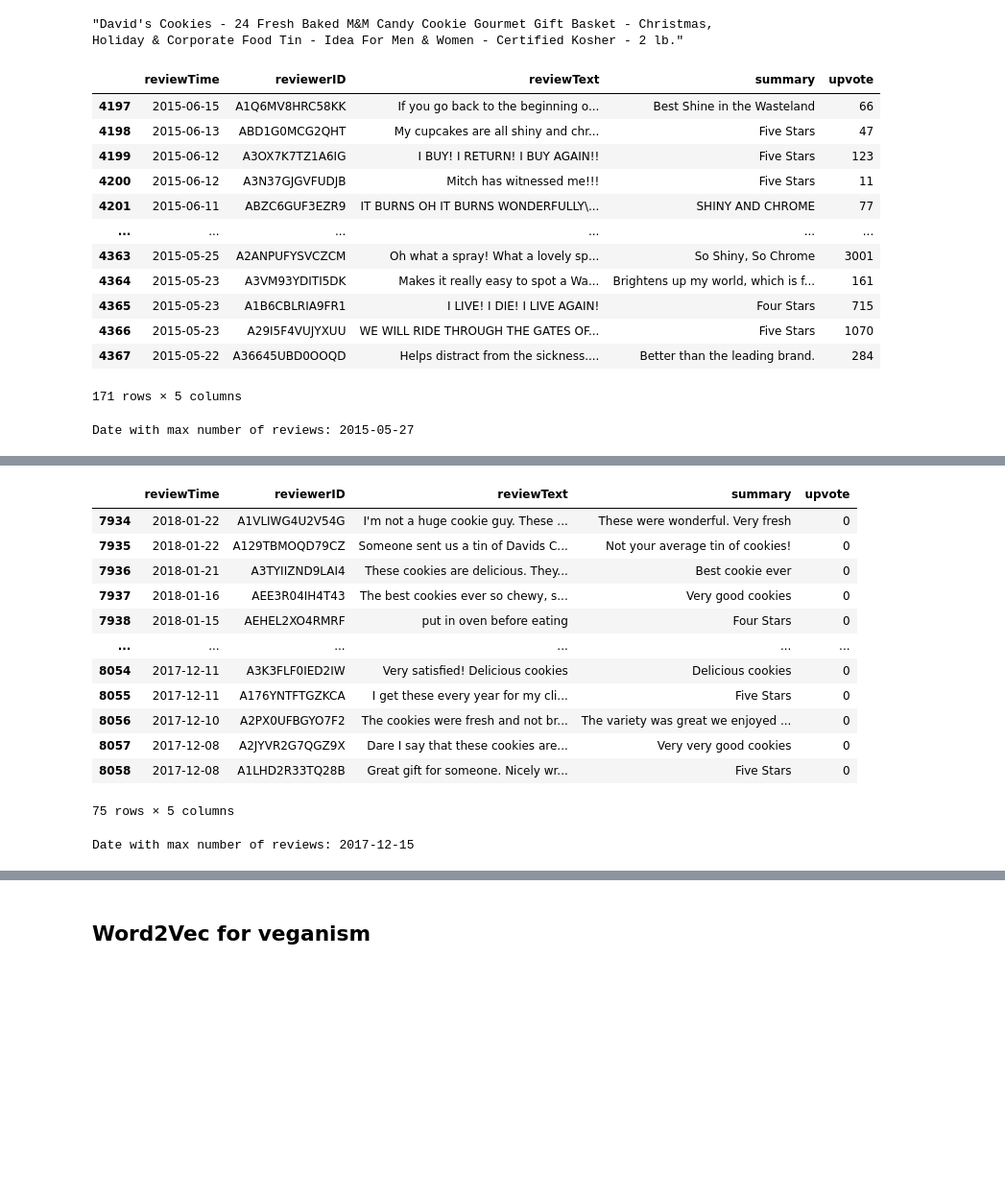
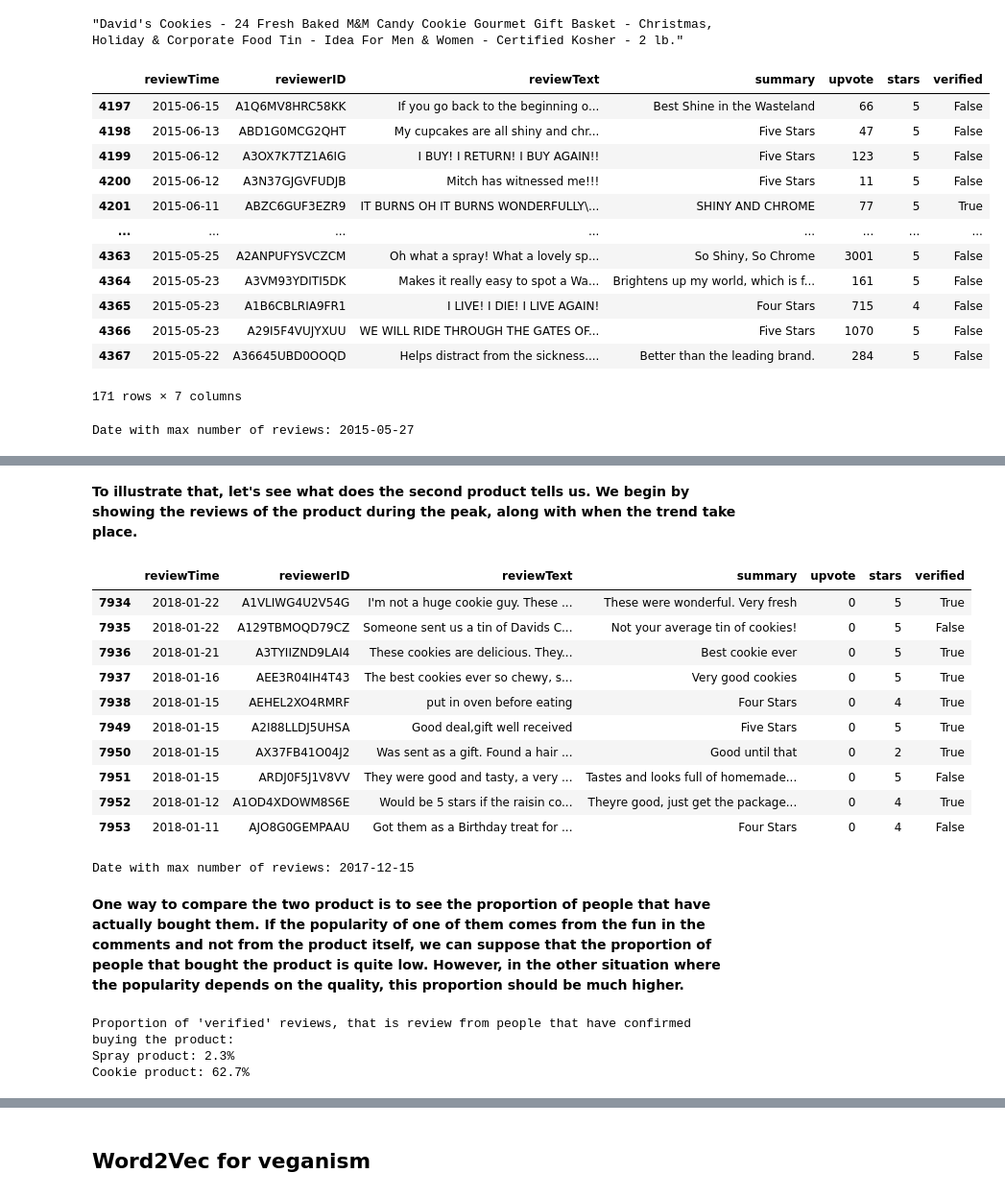
Before and after one commit to JulesssG/ADA-project, a Jupyter notebook: milestone_2.ipynb, the cells around one changed output, grey strips where cells are left out. Shown: that part at 96% size. Drawn from its saved outputs; the diff is of its cells as text; code cells hidden in the pictures; blank space fills up the shorter version.

```diff
--- a/milestone_2.ipynb
+++ b/milestone_2.ipynb
@@ -332,28 +332,28 @@ meta["title"][meta["asin"] == id2].values[0]
 'Wilton 710-5506 Color Mist Spray 1.5oz, Black'
 "David's Cookies - 24 Fresh Baked M&M Candy Cookie Gourmet Gift Basket - Christmas, Holiday & Corporate Food Tin - Idea For Men & Women - Certified Kosher - 2 lb."
 # %%
-reviews_spray = reviews[["reviewTime", "reviewerID", "reviewText", "summary", "upvote"]]\
+reviews_spray = reviews[["reviewTime", "reviewerID", "reviewText", "summary", "upvote", "stars", 'verified']]\
                         [(reviews["asin"] == id1) &\
                          (reviews["reviewTime"] >= pd.to_datetime("2015-05-22")) &\
                          (reviews["reviewTime"] <= pd.to_datetime("2015-06-15"))]
 
 display(reviews_spray)
 date_with_max_reviews = reviews_spray.groupby("reviewTime").agg("size").idxmax()
 print(f"Date with max number of reviews: {date_with_max_reviews.date()}")
 # %% [output]
-|  | reviewTime | reviewerID | reviewText | summary | upvote |
-| 4197 | 2015-06-15 | A1Q6MV8HRC58KK | If you go back to the beginning o... | Best Shine in the Wasteland | 66 |
-| 4198 | 2015-06-13 | ABD1G0MCG2QHT | My cupcakes are all shiny and chr... | Five Stars | 47 |
-| 4199 | 2015-06-12 | A3OX7K7TZ1A6IG | I BUY! I RETURN! I BUY AGAIN!! | Five Stars | 123 |
-| 4200 | 2015-06-12 | A3N37GJGVFUDJB | Mitch has witnessed me!!! | Five Stars | 11 |
-| 4201 | 2015-06-11 | ABZC6GUF3EZR9 | IT BURNS OH IT BURNS WONDERFULLY\... | SHINY AND CHROME | 77 |
-| ... | ... | ... | ... | ... | ... |
-| 4363 | 2015-05-25 | A2ANPUFYSVCZCM | Oh what a spray! What a lovely sp... | So Shiny, So Chrome | 3001 |
-| 4364 | 2015-05-23 | A3VM93YDITI5DK | Makes it really easy to spot a Wa... | Brightens up my world, which is f... | 161 |
-| 4365 | 2015-05-23 | A1B6CBLRIA9FR1 | I LIVE! I DIE! I LIVE AGAIN! | Four Stars | 715 |
-| 4366 | 2015-05-23 | A29I5F4VUJYXUU | WE WILL RIDE THROUGH THE GATES OF... | Five Stars | 1070 |
-| 4367 | 2015-05-22 | A36645UBD0OOQD | Helps distract from the sickness.... | Better than the leading brand. | 284 |
+|  | reviewTime | reviewerID | reviewText | summary | upvote | stars | verified |
+| 4197 | 2015-06-15 | A1Q6MV8HRC58KK | If you go back to the beginning o... | Best Shine in the Wasteland | 66 | 5 | False |
+| 4198 | 2015-06-13 | ABD1G0MCG2QHT | My cupcakes are all shiny and chr... | Five Stars | 47 | 5 | False |
+| 4199 | 2015-06-12 | A3OX7K7TZ1A6IG | I BUY! I RETURN! I BUY AGAIN!! | Five Stars | 123 | 5 | False |
+| 4200 | 2015-06-12 | A3N37GJGVFUDJB | Mitch has witnessed me!!! | Five Stars | 11 | 5 | False |
+| 4201 | 2015-06-11 | ABZC6GUF3EZR9 | IT BURNS OH IT BURNS WONDERFULLY\... | SHINY AND CHROME | 77 | 5 | True |
+| ... | ... | ... | ... | ... | ... | ... | ... |
+| 4363 | 2015-05-25 | A2ANPUFYSVCZCM | Oh what a spray! What a lovely sp... | So Shiny, So Chrome | 3001 | 5 | False |
+| 4364 | 2015-05-23 | A3VM93YDITI5DK | Makes it really easy to spot a Wa... | Brightens up my world, which is f... | 161 | 5 | False |
+| 4365 | 2015-05-23 | A1B6CBLRIA9FR1 | I LIVE! I DIE! I LIVE AGAIN! | Four Stars | 715 | 4 | False |
+| 4366 | 2015-05-23 | A29I5F4VUJYXUU | WE WILL RIDE THROUGH THE GATES OF... | Five Stars | 1070 | 5 | False |
+| 4367 | 2015-05-22 | A36645UBD0OOQD | Helps distract from the sickness.... | Better than the leading brand. | 284 | 5 | False |
-171 rows × 5 columns
+171 rows × 7 columns
 Date with max number of reviews: 2015-05-27
 # %% [markdown]
 **This is quite funny, we managed to find approximately the release date of the famous movie [Mad Max: Fury Road](https://en.wikipedia.org/wiki/Mad_Max:_Fury_Road), which released in 15th May 2015 in USA. But how does a spray relate to this movie, you may wonder, if you haven't seen the movie. In fact the chrome spray became kind of a meme because of popular quotes, otherwise known as the "[Witness me !](https://knowyourmeme.com/memes/witness-me)" meme. In fact most of the reviews quote the movie or change a little bit a quote for comedic effect. Here is a gif of the famous spray inside of the movie:**
@@ -370,27 +370,41 @@ Date with max number of reviews: 2015-05-27
 > "Witness me."
 
 **Of course, the dates that are popular in the reviews are not exactly at the release date but a couple days later and lasted ~3 weeks for this product. The delay can be explained by the fact that the meme wasn't born instantly, people made joke about it, it became popular and ultimately invaded some of the reviews. We can see that most of the reviews have many upvotes. In fact reviews with many upvotes are almost always memes or jokes, so we have to take that into account. If we see many reviews with little upvotes it's probably a product that got popular, but if they have many upvotes it is most likely due to a meme or a group effect.**
+# %% [markdown]
+**To illustrate that, let's see what does the second product tells us. We begin by showing the reviews of the product during the peak, along with when the trend take place.**
 # %%
-reviews_cookie = reviews[["reviewTime", "reviewerID", "reviewText", "summary", "upvote"]]\
+reviews_cookie = reviews[["reviewTime", "reviewerID", "reviewText", "summary", "upvote", "stars", "verified"]]\
                         [(reviews["asin"] == id2) &\
                          (reviews["reviewTime"] >= pd.to_datetime("2017-12-08")) &\
                          (reviews["reviewTime"] <= pd.to_datetime("2018-01-22"))]
 
-display(reviews_cookie)
+# Increase width to be able to better read the reviews
+pd.options.display.max_colwidth = 100
+display(reviews_cookie.head(10))
 date_with_max_reviews = reviews_cookie.groupby("reviewTime").agg("size").idxmax()
 print(f"Date with max number of reviews: {date_with_max_reviews.date()}")
 # %% [output]
-|  | reviewTime | reviewerID | reviewText | summary | upvote |
-| 7934 | 2018-01-22 | A1VLIWG4U2V54G | I'm not a huge cookie guy. These ... | These were wonderful. Very fresh | 0 |
-| 7935 | 2018-01-22 | A129TBMOQD79CZ | Someone sent us a tin of Davids C... | Not your average tin of cookies! | 0 |
-| 7936 | 2018-01-21 | A3TYIIZND9LAI4 | These cookies are delicious. They... | Best cookie ever | 0 |
-| 7937 | 2018-01-16 | AEE3R04IH4T43 | The best cookies ever so chewy, s... | Very good cookies | 0 |
-| 7938 | 2018-01-15 | AEHEL2XO4RMRF | put in oven before eating | Four Stars | 0 |
-| ... | ... | ... | ... | ... | ... |
-| 8054 | 2017-12-11 | A3K3FLF0IED2IW | Very satisfied! Delicious cookies | Delicious cookies | 0 |
-| 8055 | 2017-12-11 | A176YNTFTGZKCA | I get these every year for my cli... | Five Stars | 0 |
-| 8056 | 2017-12-10 | A2PX0UFBGYO7F2 | The cookies were fresh and not br... | The variety was great we enjoyed ... | 0 |
-| 8057 | 2017-12-08 | A2JYVR2G7QGZ9X | Dare I say that these cookies are... | Very very good cookies | 0 |
-| 8058 | 2017-12-08 | A1LHD2R33TQ28B | Great gift for someone. Nicely wr... | Five Stars | 0 |
+|  | reviewTime | reviewerID | reviewText | summary | upvote | stars | verified |
+| 7934 | 2018-01-22 | A1VLIWG4U2V54G | I'm not a huge cookie guy. These ... | These were wonderful. Very fresh | 0 | 5 | True |
+| 7935 | 2018-01-22 | A129TBMOQD79CZ | Someone sent us a tin of Davids C... | Not your average tin of cookies! | 0 | 5 | False |
+| 7936 | 2018-01-21 | A3TYIIZND9LAI4 | These cookies are delicious. They... | Best cookie ever | 0 | 5 | True |
+| 7937 | 2018-01-16 | AEE3R04IH4T43 | The best cookies ever so chewy, s... | Very good cookies | 0 | 5 | True |
+| 7938 | 2018-01-15 | AEHEL2XO4RMRF | put in oven before eating | Four Stars | 0 | 4 | True |
+| 7949 | 2018-01-15 | A2I88LLDJ5UHSA | Good deal,gift well received | Five Stars | 0 | 5 | True |
+| 7950 | 2018-01-15 | AX37FB41O04J2 | Was sent as a gift. Found a hair ... | Good until that | 0 | 2 | True |
+| 7951 | 2018-01-15 | ARDJ0F5J1V8VV | They were good and tasty, a very ... | Tastes and looks full of homemade... | 0 | 5 | False |
+| 7952 | 2018-01-12 | A1OD4XDOWM8S6E | Would be 5 stars if the raisin co... | Theyre good, just get the package... | 0 | 4 | True |
+| 7953 | 2018-01-11 | AJO8G0GEMPAAU | Got them as a Birthday treat for ... | Four Stars | 0 | 4 | False |
-75 rows × 5 columns
+Date with max number of reviews: 2017-12-15
-Date with max number of reviews: 2017-12-15
+# %% [markdown]
+**One way to compare the two product is to see the proportion of people that have actually bought them. If the popularity of one of them comes from the fun in the comments and not from the product itself, we can suppose that the proportion of people that bought the product is quite low. However, in the other situation where the popularity depends on the quality, this proportion should be much higher.**
+# %%
+print("Proportion of 'verified' reviews, that is review from people that have confirmed buying the product:")
+verif_proportion_spray = reviews_spray['verified'].sum() / reviews_spray['verified'].size
+verif_proportion_cookie = reviews_cookie['verified'].sum() / reviews_cookie['verified'].size
+print("Spray product: %.1f%%" % (verif_proportion_spray*100))
+print("Cookie product: %.1f%%" % (verif_proportion_cookie*100))
+# %% [output]
+Proportion of 'verified' reviews, that is review from people that have confirmed buying the product:
+Spray product: 2.3%
+Cookie product: 62.7%
```
Also changed, not shown: parts of 4 cells of this notebook.
